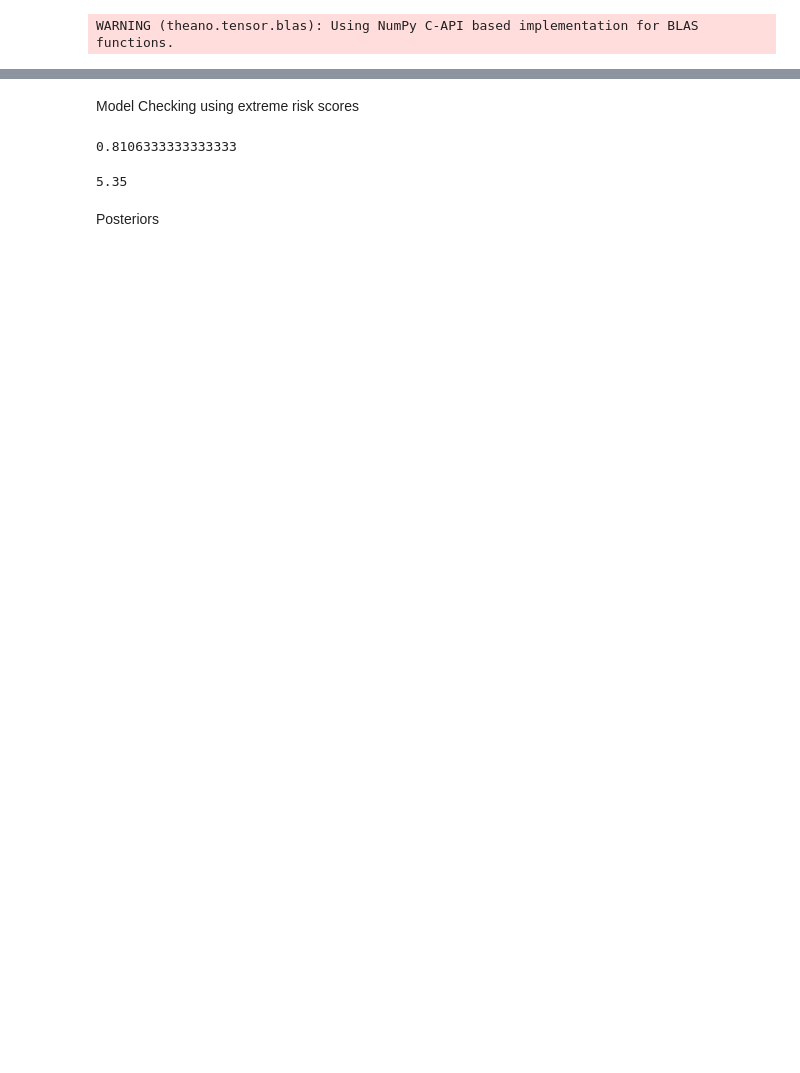
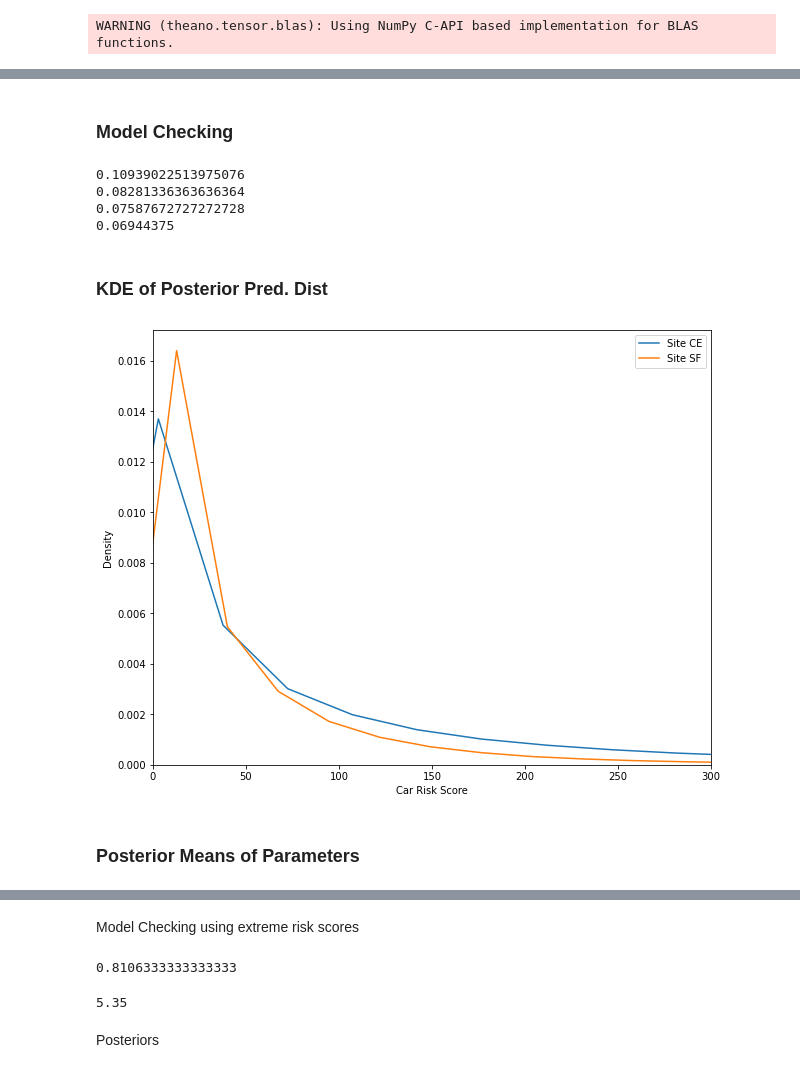
Before and after one commit to brodyee/STATS551_Project, a Jupyter notebook: modeling/andrewsModeling.ipynb, the cells around one changed output, grey strips where cells are left out. Drawn from its saved outputs; the diff is of its cells as text; code cells hidden in the pictures; blank space fills up the shorter version.

```diff
--- a/modeling/andrewsModeling.ipynb
+++ b/modeling/andrewsModeling.ipynb
@@ -11,0 +299,15 @@ WARNING (theano.tensor.blas): Using NumPy C-API based implementation for BLAS fu
+# %%
+qsAdd = "+".join(surv2017.drop(['carRiskScore', 'sitecode', 'year',
+                                'age', 'sex', 'grade', 'race4',
+                                'bmi', 'qnowt', 'q8', 'q9'],axis=1).columns)
+formulaImput = 'carRiskScore ~ (1|sitecode) + age + C(sex) + C(grade) + C(race4) + bmi + C(qnowt) +' + qsAdd
+
+# Dropping over 98% and getting 2017
+percent98 = survNoNA.carRiskScore.quantile(.98)
+dat = surv2017.query("carRiskScore < @percent98").copy()
+# adding one because asymptote at 0
+dat["carRiskScore"] = dat["carRiskScore"] + 1
+
+# modeling with bambi
+model_gamma = Model(formulaImput, dat, family="gamma", link="log")
+model_gamma.build()
@@ -11,0 +328,4 @@ WARNING (theano.tensor.blas): Using NumPy C-API based implementation for BLAS fu
+# %%
+median_impute_trace = az.from_netcdf("./BambiMedImpute")
+model_impute_trace = az.from_netcdf("./BambiModelImpute")
+no_na_trace = az.from_netcdf("./BambiNoNa")
@@ -11,0 +334,4 @@ WARNING (theano.tensor.blas): Using NumPy C-API based implementation for BLAS fu
+# %%
+median_post_pred = get_site_posterior_pred(dat, model_gamma, median_impute_trace)
+model_impute_post_pred = get_site_posterior_pred(dat, model_gamma, model_impute_trace)
+no_na_post_pred = get_site_posterior_pred(no_na_dat, model_gamma_no_na, no_na_trace)
@@ -11,0 +371,36 @@ WARNING (theano.tensor.blas): Using NumPy C-API based implementation for BLAS fu
+# %% [markdown]
+### Model Checking
+# %%
+#model checking, proportion of predictions over threshold
+threshold = 200
+obs_prop = dat[dat["carRiskScore"] >= threshold].shape[0] / len(dat)
+print(obs_prop)
+n_draws = 10000
+n_obs = 2000
+post_prop = (median_post_pred >= threshold).sum() / (len(sites) * n_obs * 1000)
+print(post_prop)
+post_prop = (model_impute_post_pred >= threshold).sum() / (len(sites) * n_obs * 1000)
+print(post_prop)
+post_prop = (no_na_post_pred >= threshold).sum() / (no_na_post_pred.shape[0] * n_obs * 1000)
+print(post_prop)
+# %% [output]
+0.10939022513975076
+0.08281336363636364
+0.07587672727272728
+0.06944375
+# %% [markdown]
+### KDE of Posterior Pred. Dist
+# %%
+#for idx, site in enumerate(sites):
+#    _ = sns.kdeplot(median_post_pred[idx,::10,:].flatten(), label=site, bw_adjust=1)
+_ = sns.kdeplot(median_post_pred[0,].flatten(), label="Site CE", bw_adjust=1.2)
+_ = sns.kdeplot(median_post_pred[-2,].flatten(), label="Site SF", bw_adjust=1.2)
+_ = plt.xlabel("Car Risk Score")
+_ = plt.legend()
+_ = plt.xlim((0, 300))
+_ = plt.gcf().set_size_inches((10, 8))
+plt.savefig("./posterior_predictive.png")
+# %% [output]
+[figure, added]
+# %% [markdown]
+### Posterior Means of Parameters
```
Also changed, not shown: parts of 42 cells of this notebook, 1 other file.
